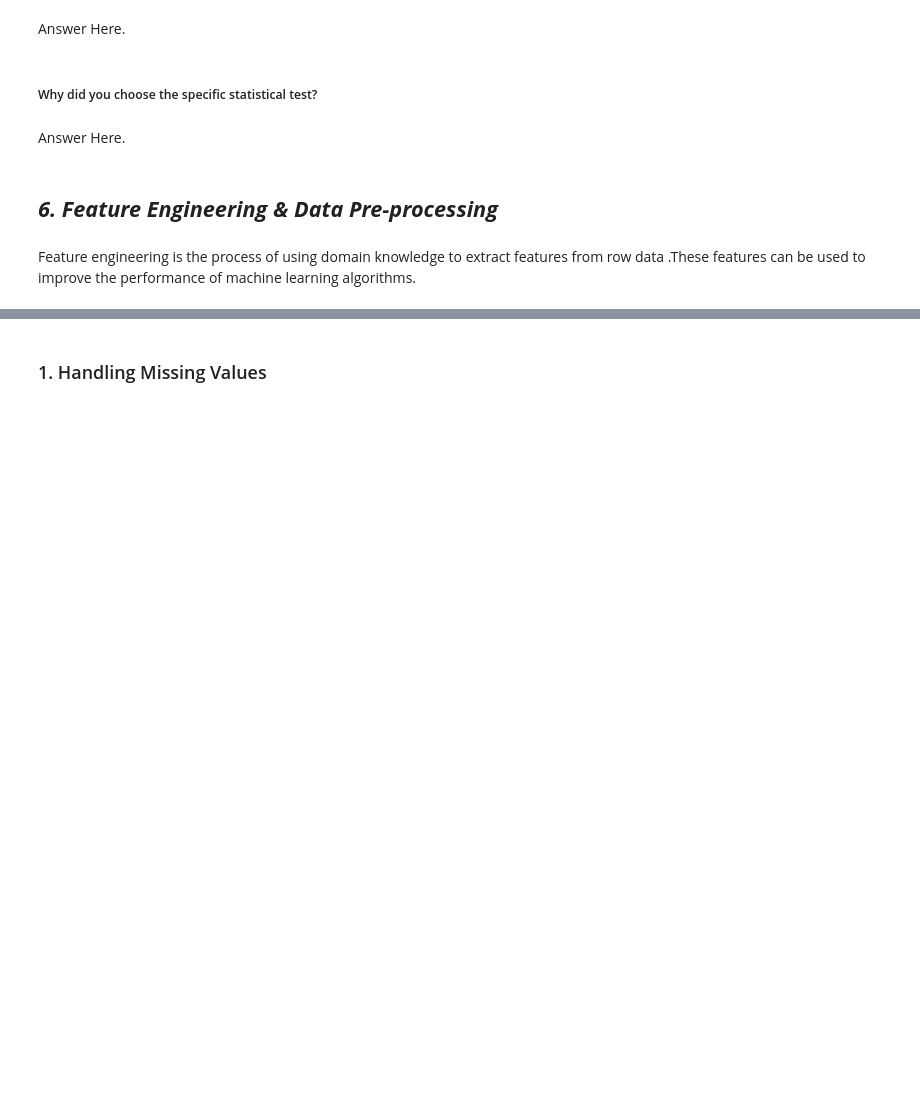
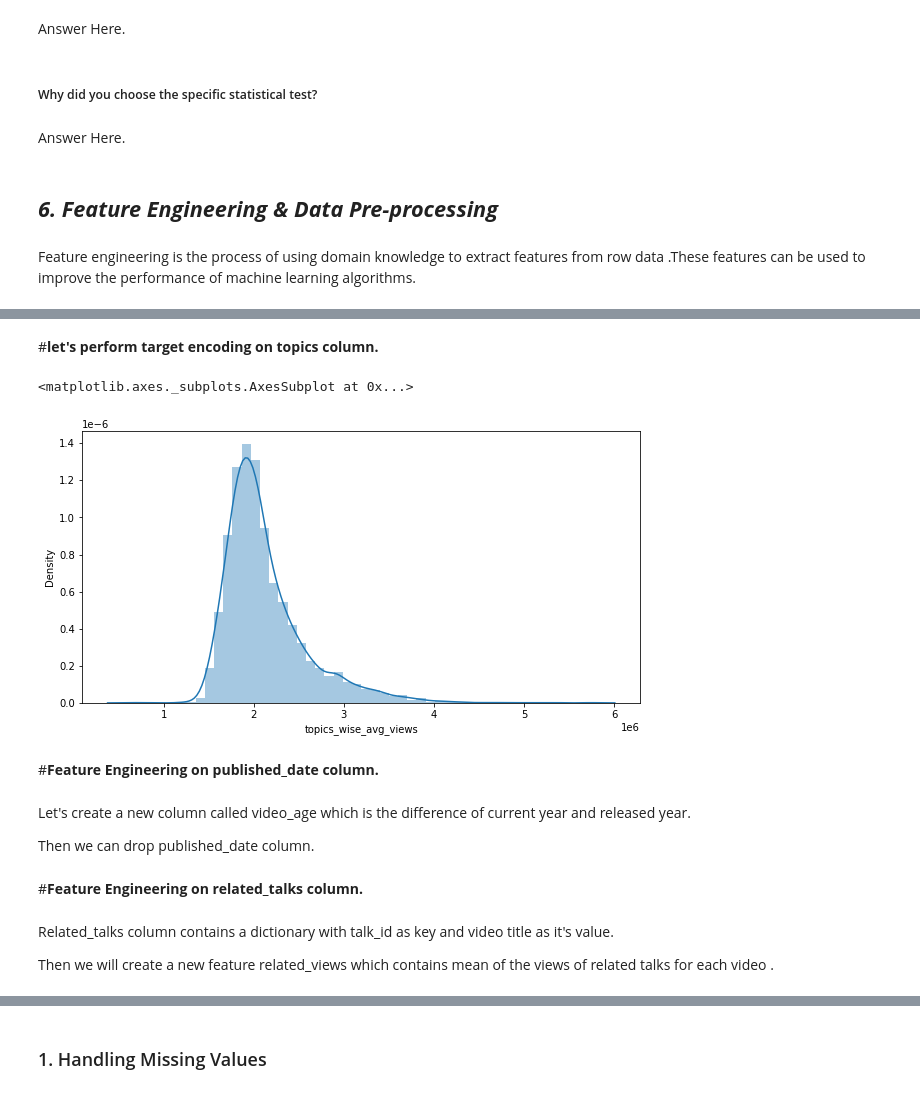
Before and after one commit to Asohail115/Ted-Talk-Views-prediction-Capstone-Regression, a Jupyter notebook: Ted_Talk_Views_prediction_Capstone_Regression.ipynb, the cells around one changed output, grey strips where cells are left out. Cells and saved outputs as stored; diff of their text form; code cells hidden in the pictures; blank space fills up the shorter version.

```diff
--- a/Ted_Talk_Views_prediction_Capstone_Regression.ipynb
+++ b/Ted_Talk_Views_prediction_Capstone_Regression.ipynb
@@ -969,0 +1106,51 @@ Feature engineering is the process of using domain knowledge to extract features
+# %%
+# Creating a new feature num_of_tags
+df['num_of_tags'] = df.apply(lambda x: len(x['topics']), axis=1)
+# %% [markdown]
+#**let's perform target encoding on topics column.**
+# %%
+#Extracting the unique topics from topics list of each talk
+unique_topics=[]
+for i in range(0,len(df)):
+  temp=df['topics'][i]
+  for ele in temp:
+    if(ele not in unique_topics):
+      unique_topics.append(ele)
+# %%
+# Extracting the avg views with respect to each topic in another dict unique_topics_avg_view_dict
+unique_topics_avg_view_dict={}
+for topic in unique_topics:
+  temp=0
+  count=0
+  for i in range(0,len(df)):
+    temp2=df['topics'][i]
+    if(topic in temp2):
+      temp+=df['views'][i]
+      count+=1
+  unique_topics_avg_view_dict[topic]=temp//count
+# %%
+# Storing the avg views with respect to topic for each talk
+topics_wise_avg_views=[]
+for i in range(0,len(df)):
+  temp=0
+  temp_topic=df['topics'][i]
+  for ele in temp_topic:
+    temp+=unique_topics_avg_view_dict[ele]
+
+  topics_wise_avg_views.append(temp//len(temp_topic))
+
+se = pd.Series(topics_wise_avg_views)
+df['topics_wise_avg_views'] = se.values
+# %%
+# Distribution of topics_wise_avg_views
+plt.figure(figsize=(10,5))
+sns.distplot(df['topics_wise_avg_views'])
+# %% [output]
+<matplotlib.axes._subplots.AxesSubplot at 0x...>
+[figure, added]
+# %% [markdown]
+#**Feature Engineering on published_date column.**
+# %% [markdown]
+Let's create a new column called video_age which is the difference of current year and released year.
+
+Then we can drop published_date column.
@@ -969,0 +1163,6 @@ Feature engineering is the process of using domain knowledge to extract features
+# %% [markdown]
+#**Feature Engineering on related_talks column.**
+# %% [markdown]
+Related_talks column contains a dictionary with talk_id as key and video title as it's value.
+
+Then we will create a new feature related_views which contains mean of the views of related talks for each video .
```
Also changed, not shown: parts of 133 cells of this notebook.
